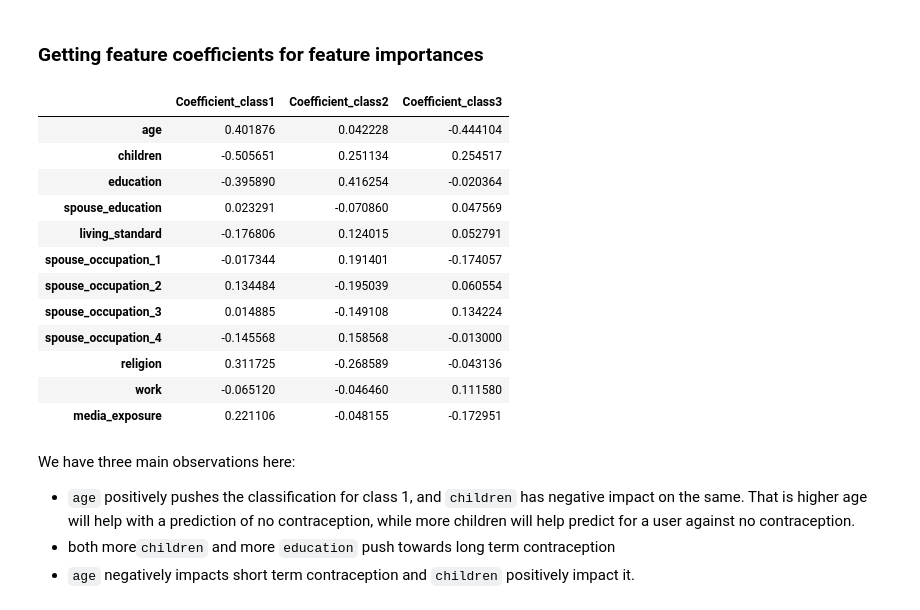
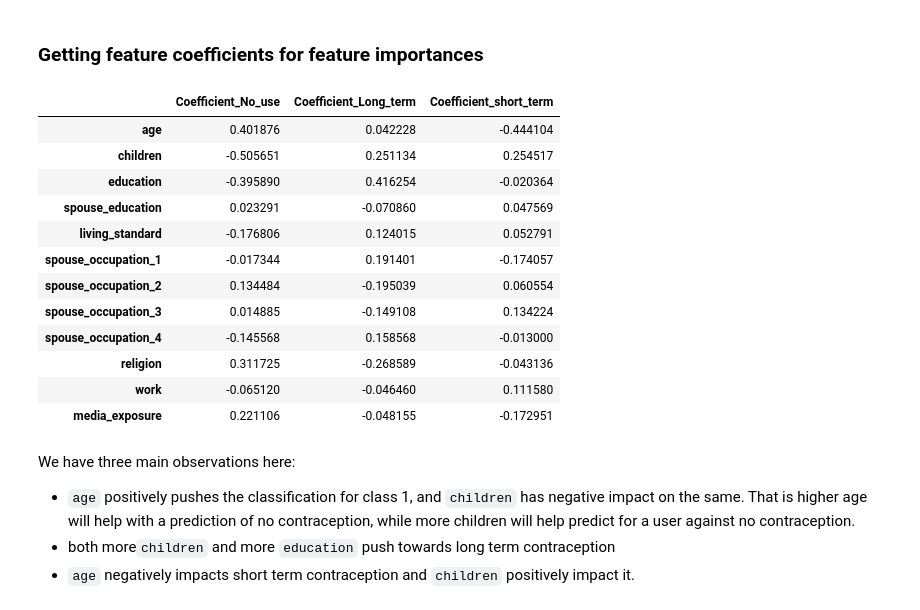
Before and after one commit to qurat-azim/contraceptive_methods_analysis, a Jupyter notebook: src/ML_models.ipynb, the cells around one changed output. Drawn from its saved outputs; the diff is of its cells as text; code cells hidden in the pictures.

```diff
--- a/src/ML_models.ipynb
+++ b/src/ML_models.ipynb
@@ -215,13 +215,17 @@ results
 # %%
 # get  coefficients for all classes
 log_coefs = pd.DataFrame(
     data=pipe_log.named_steps["logisticregression"].coef_.transpose(),
     index=column_names,
-    columns=["Coefficient_class1", 'Coefficient_class2', 'Coefficient_class3']
+    columns=["Coefficient_No_use", 'Coefficient_Long_term', 'Coefficient_short_term']
 )
-log_coefs.head(20)
+top_coeddicients = log_coefs.head(20)
+
+top_coeddicients.to_csv("../results/analysis_results/feature_importances.csv")
+
+top_coeddicients
 # %% [output]
-|  | Coefficient_class1 | Coefficient_class2 | Coefficient_class3 |
+|  | Coefficient_No_use | Coefficient_Long_term | Coefficient_short_term |
 | age | 0.401876 | 0.042228 | -0.444104 |
 | children | -0.505651 | 0.251134 | 0.254517 |
 | education | -0.395890 | 0.416254 | -0.020364 |
```
Also changed, not shown: parts of 9 cells of this notebook.
